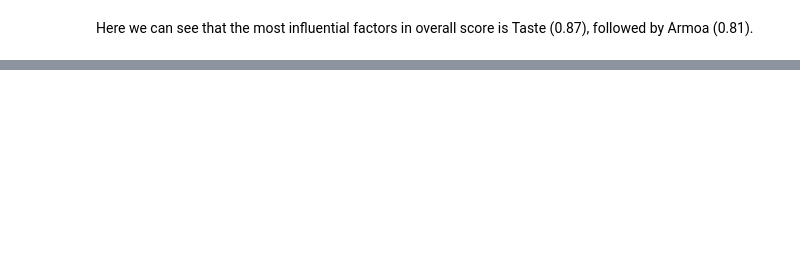
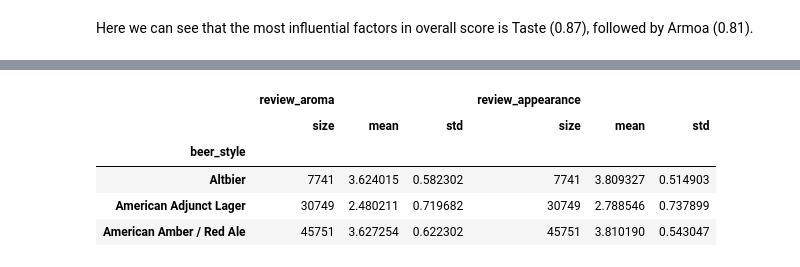
Before and after one commit to lukexyz/Beer-Review-Data-Exploration, a Jupyter notebook: br_part_1.ipynb, the cells around one changed output, grey strips where cells are left out. Drawn from its saved outputs; the diff is of its cells as text; code cells hidden in the pictures; blank space fills up the shorter version.

```diff
--- a/br_part_1.ipynb
+++ b/br_part_1.ipynb
@@ -291,0 +297,20 @@ Here we can see that the most influential factors in overall score is Taste (0.8
+# %%
+# Create dataframe with relevant features
+bf = df[['brewery_name',
+         'review_overall',
+         'review_aroma',
+         'review_appearance',
+         'beer_style']]
+
+# Grouping by beer_style, and aggregating statistical values
+df4 = bf.groupby('beer_style').agg({'review_aroma': [np.size, np.mean, np.std],
+                                    'review_appearance': [np.size, np.mean, np.std]})
+
+df4.head(3)
+# %% [output]
+|  | review_aroma |  |  | review_appearance |  |  |
+|  | size | mean | std | size | mean | std |
+| beer_style |  |  |  |  |  |  |
+| Altbier | 7741 | 3.624015 | 0.582302 | 7741 | 3.809327 | 0.514903 |
+| American Adjunct Lager | 30749 | 2.480211 | 0.719682 | 30749 | 2.788546 | 0.737899 |
+| American Amber / Red Ale | 45751 | 3.627254 | 0.622302 | 45751 | 3.810190 | 0.543047 |
```
Also changed, not shown: parts of 14 cells of this notebook.
